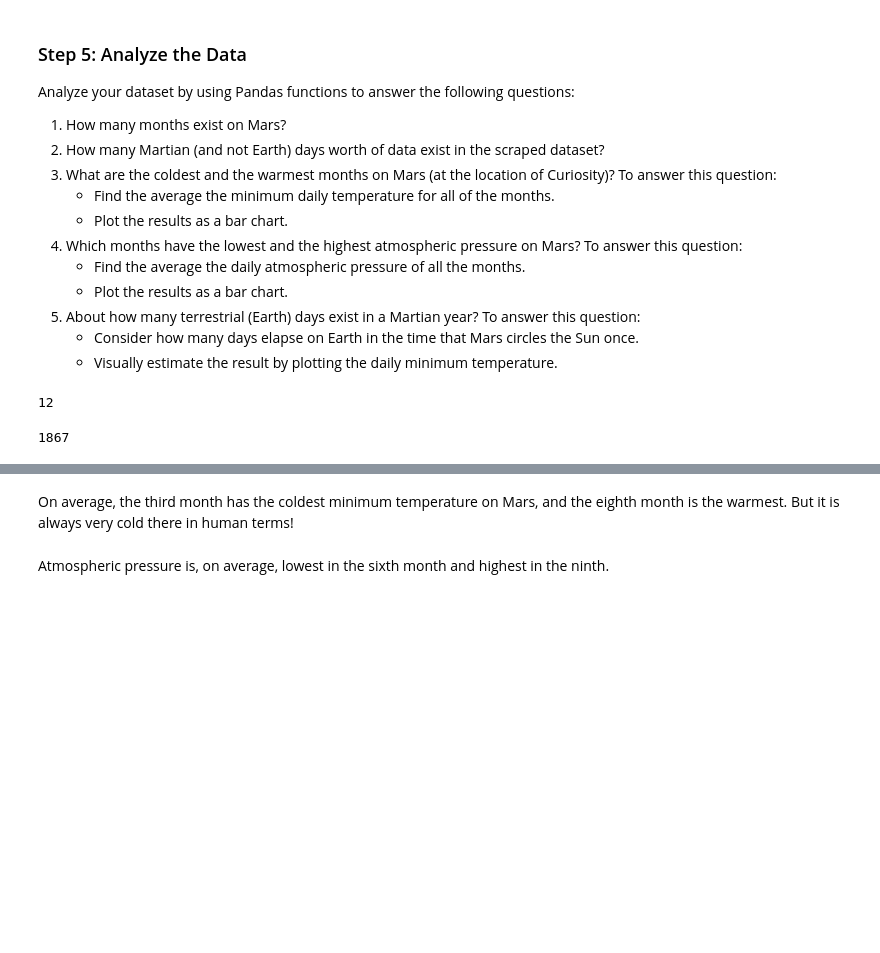
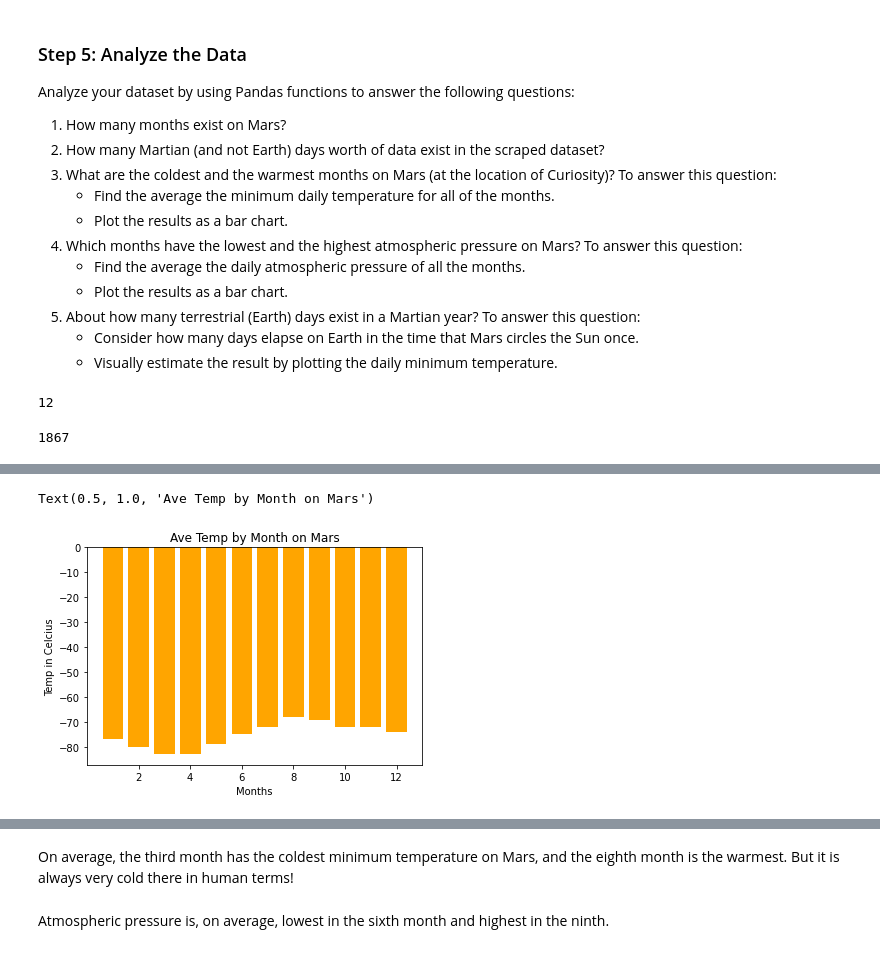
Before and after one commit to MITCHELLWYNE/Mars-Analysis, a Jupyter notebook: Starter_Code/part_2_mars_weather.ipynb, the cells around one changed output, grey strips where cells are left out. Cells and saved outputs as stored; diff of their text form; code cells hidden in the pictures; blank space fills up the shorter version.

```diff
--- a/Starter_Code/part_2_mars_weather.ipynb
+++ b/Starter_Code/part_2_mars_weather.ipynb
@@ -192,0 +178,14 @@ Name: min_temp, dtype: float64
+# %%
+# 3. What is the average low temperature by month?
+avg_min_temp = []
+
+for x in range(1,months_on_mars+1):
+    temp_per_month = {'month_num': '', 'avg_min_temp':''}
+    ave_min_temp_mon = mars_df.loc[mars_df['month']==x]['min_temp'].mean()
+    round_ave_min_temp_mon = round(ave_min_temp_mon, 0)
+    temp_per_month['month_num'] = x
+    temp_per_month['avg_min_temp'] = round_ave_min_temp_mon
+    avg_min_temp.append(temp_per_month)
+
+avg_min_temp = pd.DataFrame(avg_min_temp)
+avg_min_temp
@@ -193 +206,12 @@ Name: min_temp, dtype: float64
+# %%
+# Plot the average temperature by month
+plt.bar(avg_min_temp['month_num'], avg_min_temp['avg_min_temp'], color= 'orange')
+
+plt.xlabel('Months')
+plt.ylabel('Temp in Celcius')
+
+plt.title("Ave Temp by Month on Mars")
+# %% [output]
+Text(0.5, 1.0, 'Ave Temp by Month on Mars')
+[figure, added]
 # %%
```
Also changed, not shown: parts of 10 cells of this notebook.
